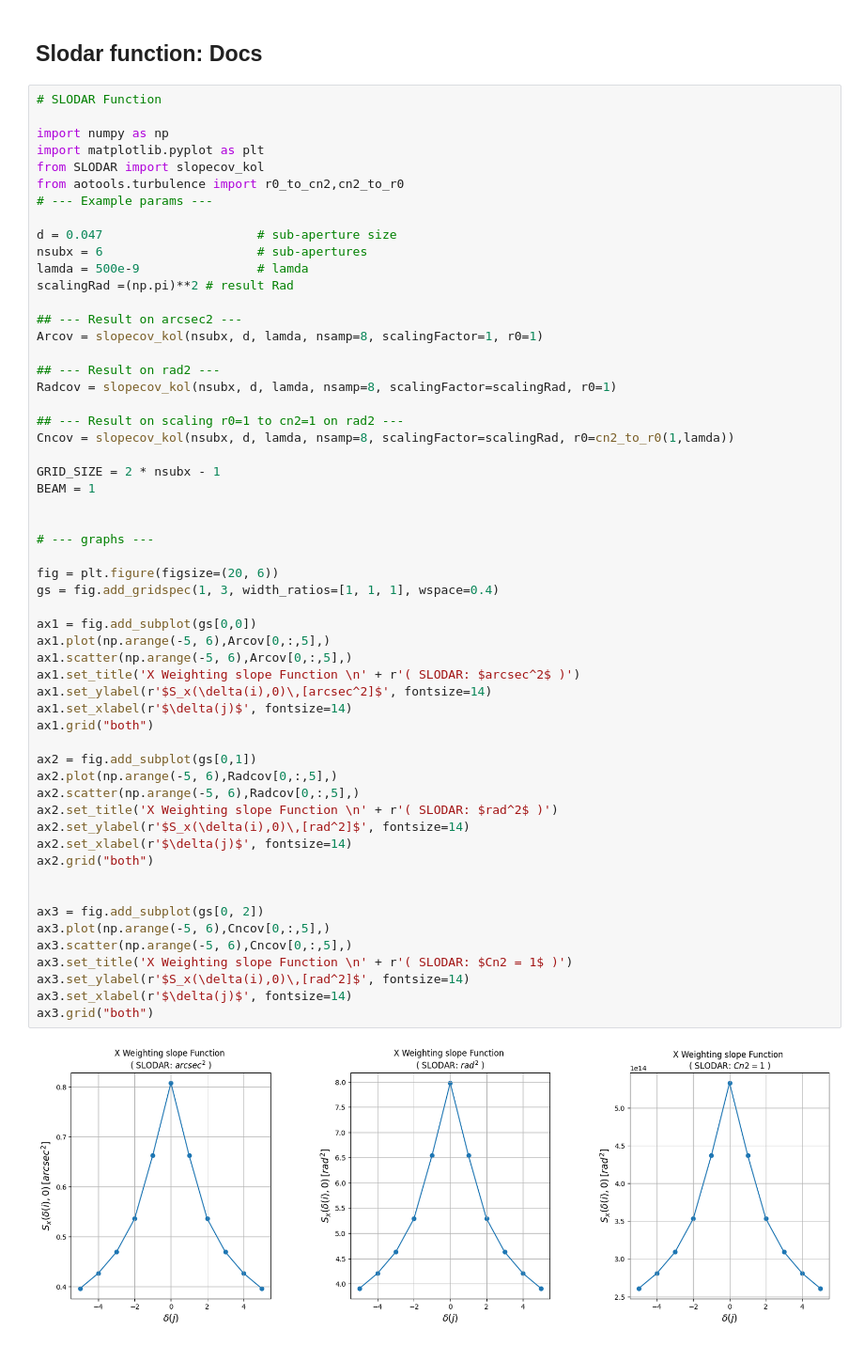
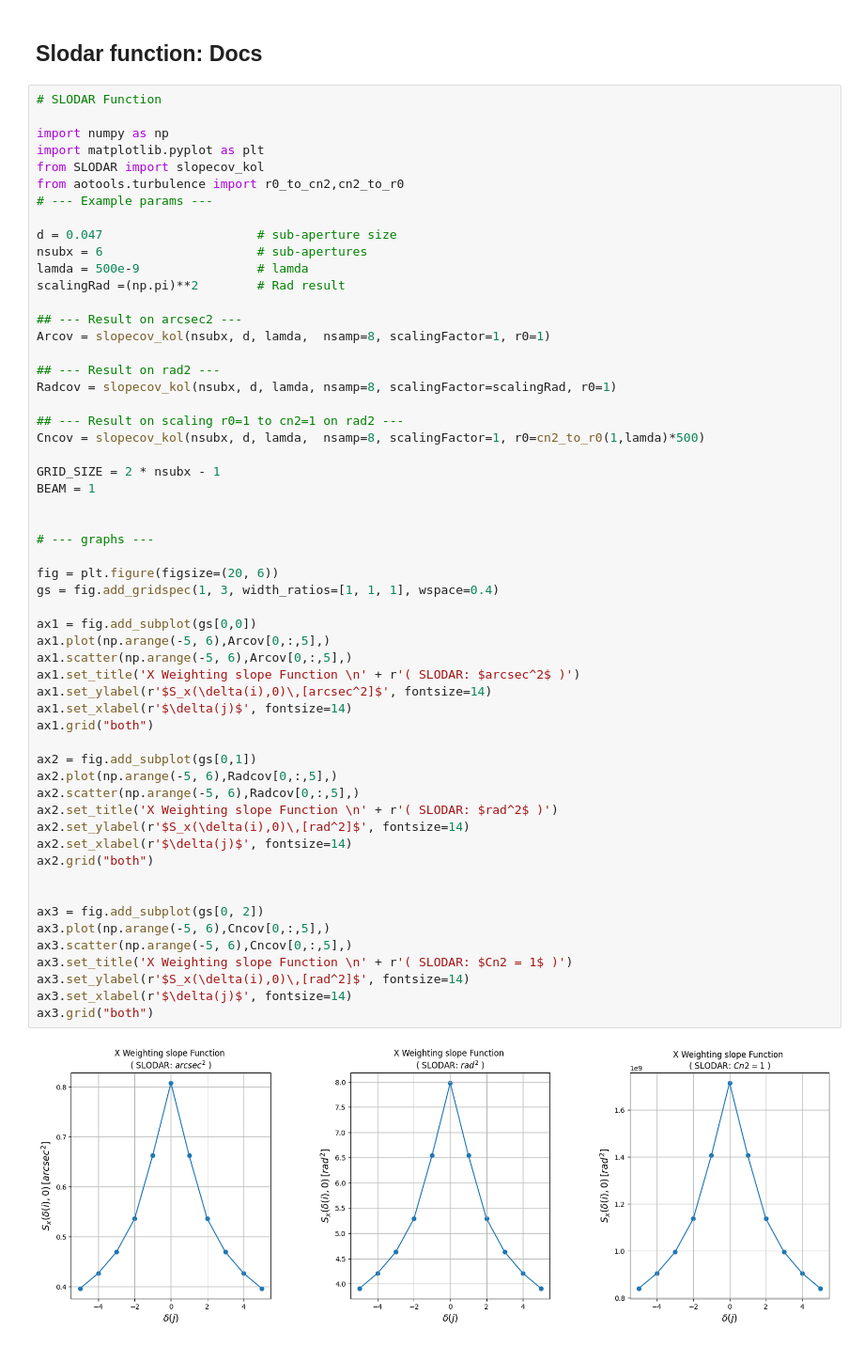
Before and after one commit to max005500/AlgorithmTest, a Jupyter notebook: FunctionTest.ipynb, the cells around one changed output. Shown at 94% size. Drawn from its saved outputs; the diff is of its cells as text.

```diff
--- a/FunctionTest.ipynb
+++ b/FunctionTest.ipynb
@@ -20,16 +20,16 @@ from aotools.turbulence import r0_to_cn2,cn2_to_r0
 d = 0.047                     # sub-aperture size
 nsubx = 6                     # sub-apertures
 lamda = 500e-9                # lamda
-scalingRad =(np.pi)**2 # result Rad
+scalingRad =(np.pi)**2        # Rad result
 
 ## --- Result on arcsec2 ---
-Arcov = slopecov_kol(nsubx, d, lamda, nsamp=8, scalingFactor=1, r0=1)
+Arcov = slopecov_kol(nsubx, d, lamda,  nsamp=8, scalingFactor=1, r0=1)
 
 ## --- Result on rad2 ---
 Radcov = slopecov_kol(nsubx, d, lamda, nsamp=8, scalingFactor=scalingRad, r0=1)
 
 ## --- Result on scaling r0=1 to cn2=1 on rad2 ---
-Cncov = slopecov_kol(nsubx, d, lamda, nsamp=8, scalingFactor=scalingRad, r0=cn2_to_r0(1,lamda))
+Cncov = slopecov_kol(nsubx, d, lamda,  nsamp=8, scalingFactor=1, r0=cn2_to_r0(1,lamda)*500)
 
 GRID_SIZE = 2 * nsubx - 1
 BEAM = 1
@@ -38,32 +38,32 @@ BEAM = 1
 # --- graphs ---
 
 fig = plt.figure(figsize=(20, 6))
 gs = fig.add_gridspec(1, 3, width_ratios=[1, 1, 1], wspace=0.4)
 
 ax1 = fig.add_subplot(gs[0,0])
 ax1.plot(np.arange(-5, 6),Arcov[0,:,5],)
 ax1.scatter(np.arange(-5, 6),Arcov[0,:,5],)
 ax1.set_title('X Weighting slope Function \n' + r'( SLODAR: $arcsec^2$ )')
 ax1.set_ylabel(r'$S_x(\delta(i),0)\,[arcsec^2]$', fontsize=14)
 ax1.set_xlabel(r'$\delta(j)$', fontsize=14)
 ax1.grid("both")
 
 ax2 = fig.add_subplot(gs[0,1])
 ax2.plot(np.arange(-5, 6),Radcov[0,:,5],)
 ax2.scatter(np.arange(-5, 6),Radcov[0,:,5],)
 ax2.set_title('X Weighting slope Function \n' + r'( SLODAR: $rad^2$ )')
 ax2.set_ylabel(r'$S_x(\delta(i),0)\,[rad^2]$', fontsize=14)
 ax2.set_xlabel(r'$\delta(j)$', fontsize=14)
 ax2.grid("both")
 
 
 ax3 = fig.add_subplot(gs[0, 2])
 ax3.plot(np.arange(-5, 6),Cncov[0,:,5],)
 ax3.scatter(np.arange(-5, 6),Cncov[0,:,5],)
 ax3.set_title('X Weighting slope Function \n' + r'( SLODAR: $Cn2 = 1$ )')
 ax3.set_ylabel(r'$S_x(\delta(i),0)\,[rad^2]$', fontsize=14)
 ax3.set_xlabel(r'$\delta(j)$', fontsize=14)
 ax3.grid("both")
 # %% [output]
-[figure, old version]
+[figure, new version]
 # %% [markdown]
```
Also changed, not shown: parts of 12 cells of this notebook, 6 other files.
